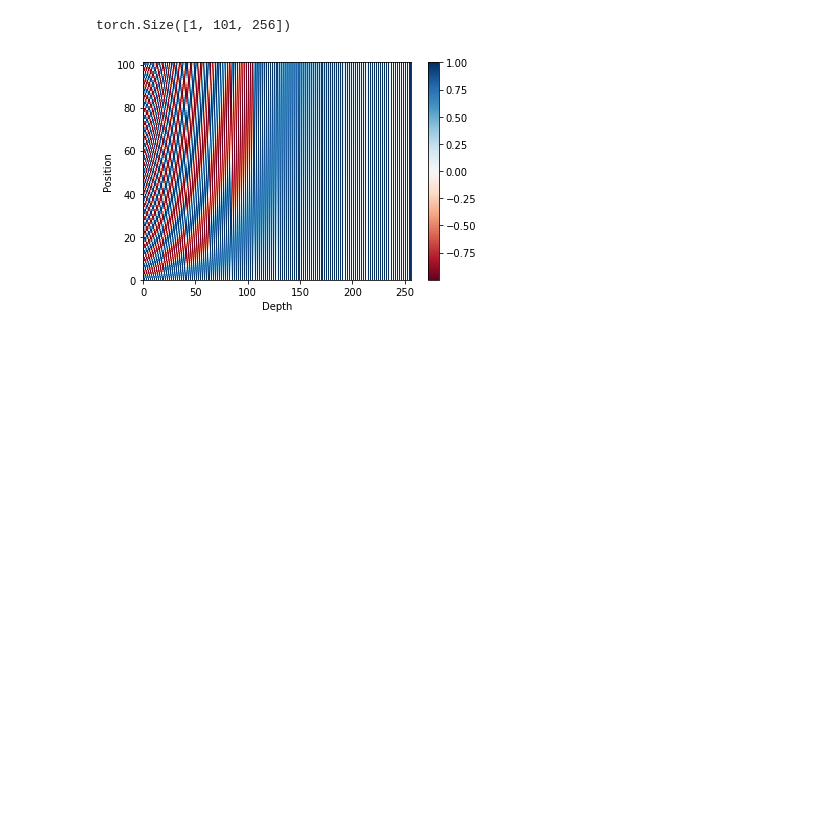
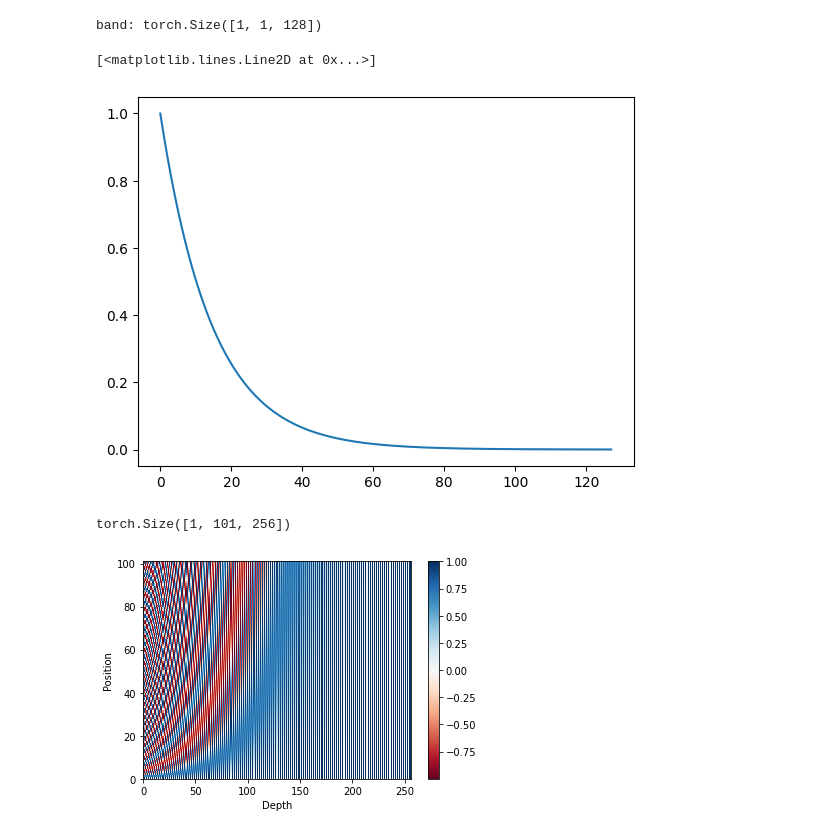
Before and after one commit to k-l-lambda/deep-starry, a Jupyter notebook: test_PositionEncoder.ipynb, the cells around one changed output. Saved outputs shown, nothing was run; the diff lists cells and outputs as text; code cells hidden in the pictures; blank space fills up the shorter version.

```diff
--- a/test_PositionEncoder.ipynb
+++ b/test_PositionEncoder.ipynb
@@ -1,3 +1,20 @@
+# %%
+# SinusoidEncoder.band
+
+import matplotlib.pyplot as plt
+import torch
+from starry.modules.positionEncoder import SinusoidEncoder
+
+
+d_hid = 256
+encoder = SinusoidEncoder(angle_cycle=1000, d_hid=d_hid)
+print('band:', encoder.band.shape)
+
+plt.plot(encoder.band[0, 0])
+# %% [output]
+band: torch.Size([1, 1, 128])
+[<matplotlib.lines.Line2D at 0x...>]
+[figure, added]
 # %%
 # SinusoidEncoder
 
```
Also changed, not shown: 3 other files.
